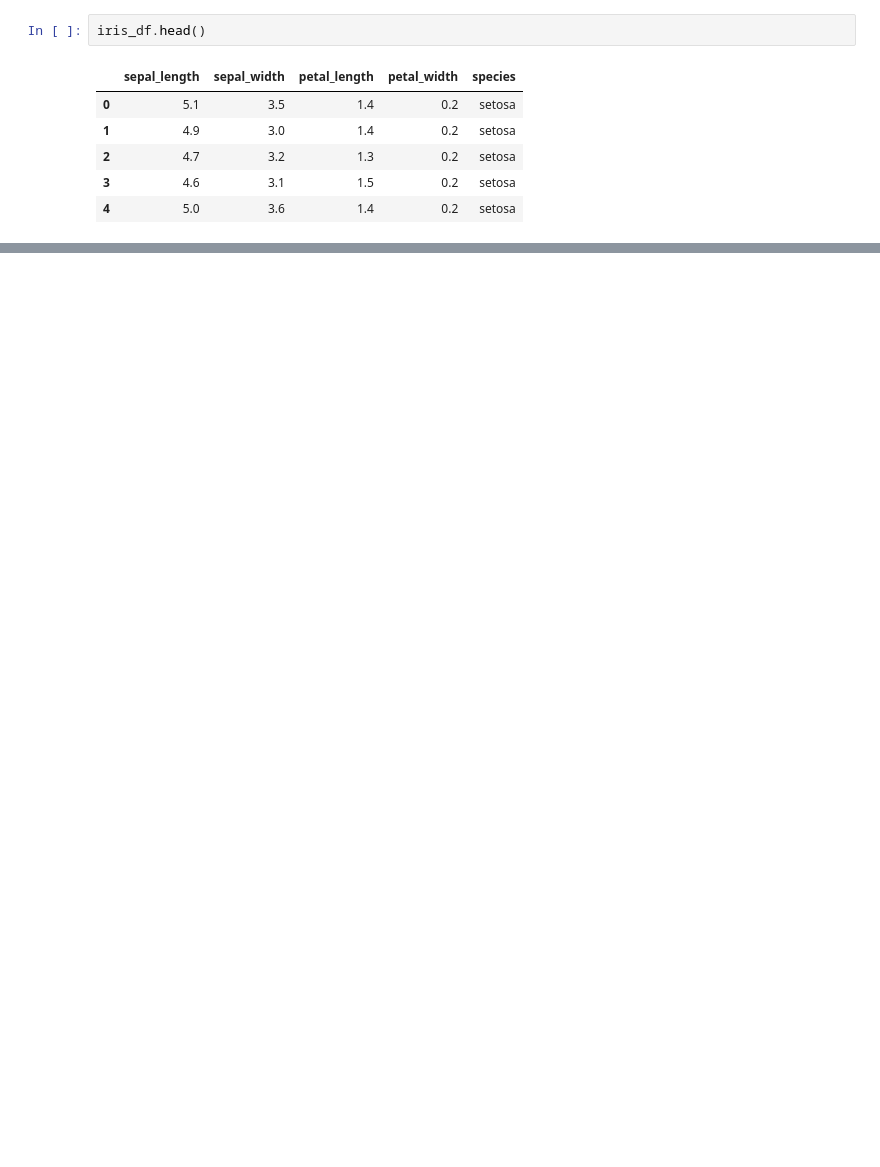
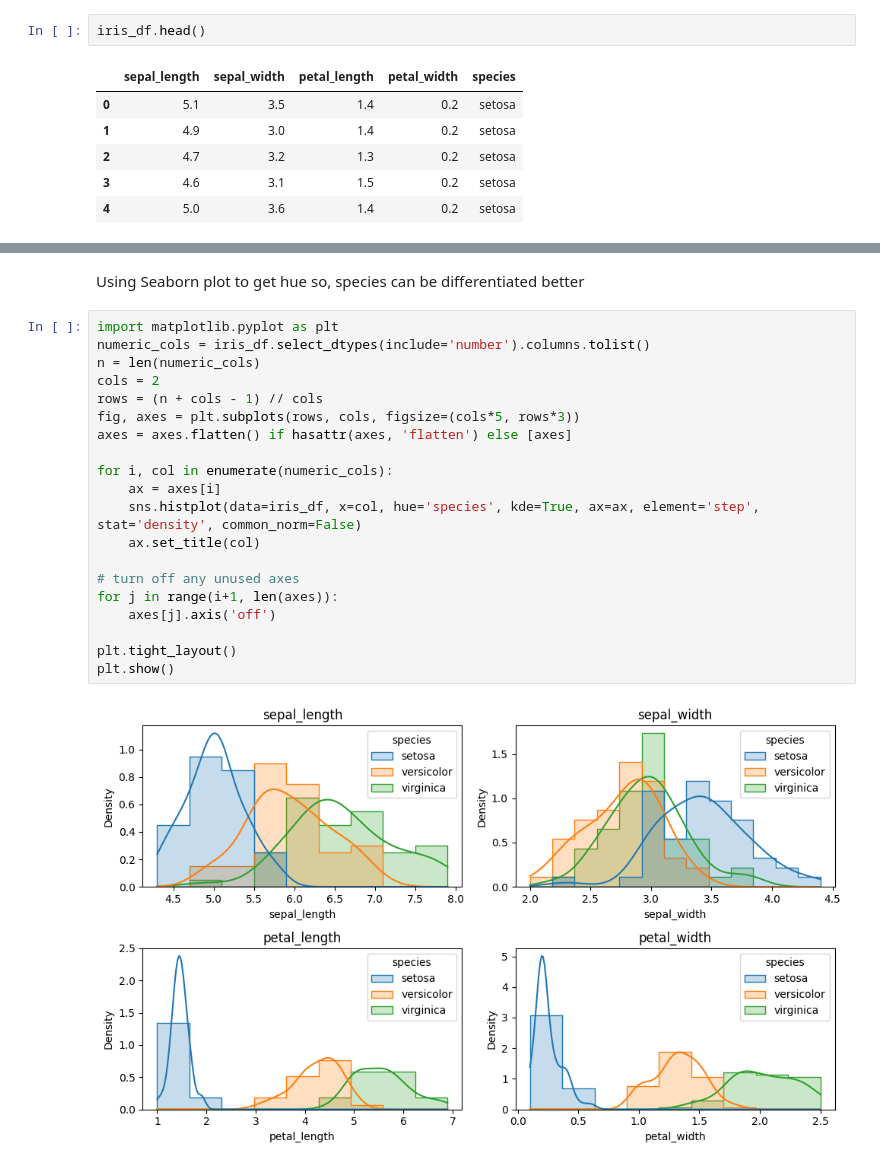
Before and after one commit to vnallam09/datafun-04-eda, a Jupyter notebook: teja_eda_notebook.ipynb, the cells around one changed output, grey strips where cells are left out. Cells and saved outputs as stored; diff of their text form; blank space fills up the shorter version.

```diff
--- a/teja_eda_notebook.ipynb
+++ b/teja_eda_notebook.ipynb
@@ -42,0 +134,24 @@ iris_df.head()
+# %% [markdown]
+Using Seaborn plot to get hue so, species can be differentiated better
+# %%
+import matplotlib.pyplot as plt
+numeric_cols = iris_df.select_dtypes(include='number').columns.tolist()
+n = len(numeric_cols)
+cols = 2
+rows = (n + cols - 1) // cols
+fig, axes = plt.subplots(rows, cols, figsize=(cols*5, rows*3))
+axes = axes.flatten() if hasattr(axes, 'flatten') else [axes]
+
+for i, col in enumerate(numeric_cols):
+    ax = axes[i]
+    sns.histplot(data=iris_df, x=col, hue='species', kde=True, ax=ax, element='step', stat='density', common_norm=False)
+    ax.set_title(col)
+
+# turn off any unused axes
+for j in range(i+1, len(axes)):
+    axes[j].axis('off')
+
+plt.tight_layout()
+plt.show()
+# %% [output]
+[figure, added]
```
Also changed, not shown: parts of 47 cells of this notebook.
